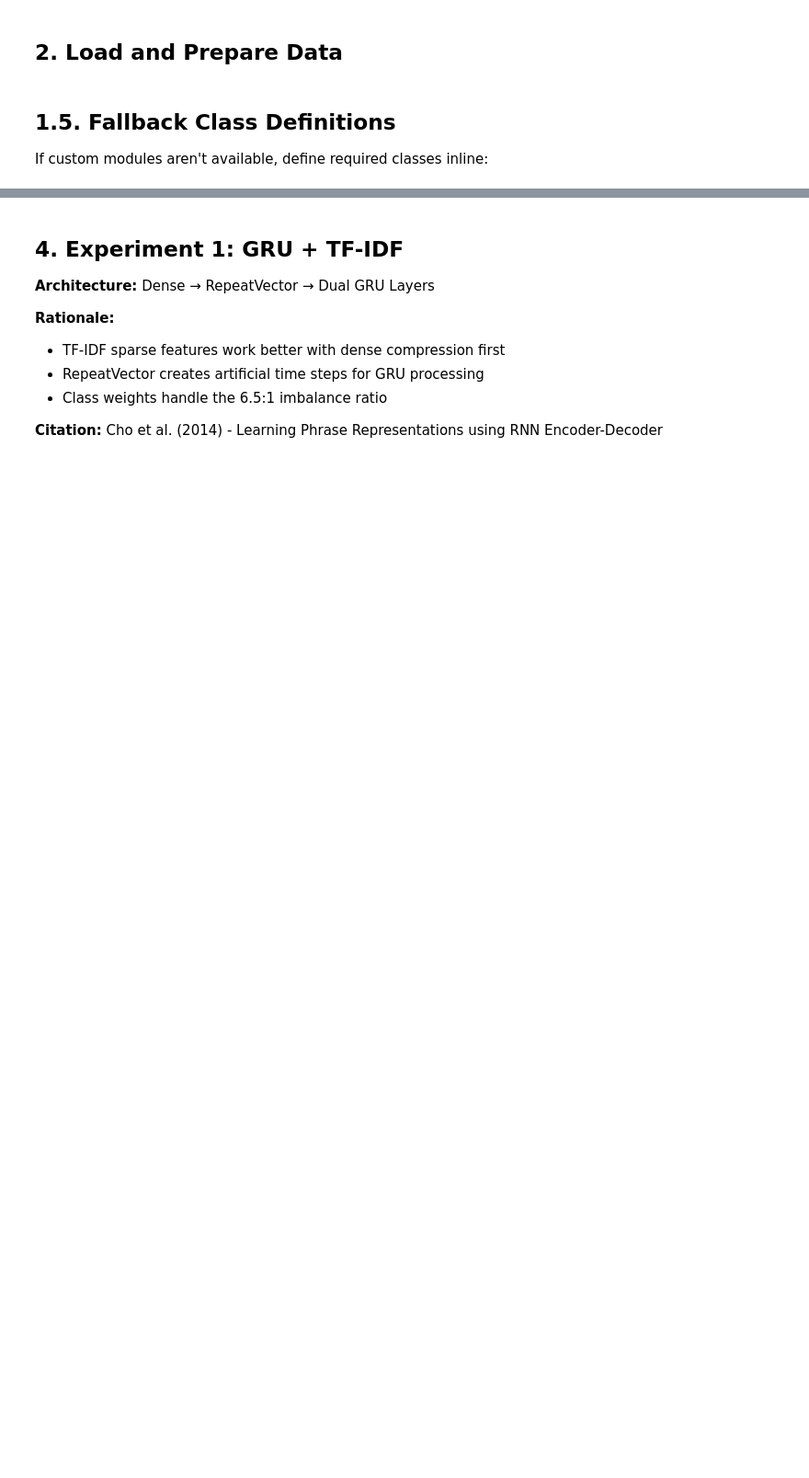
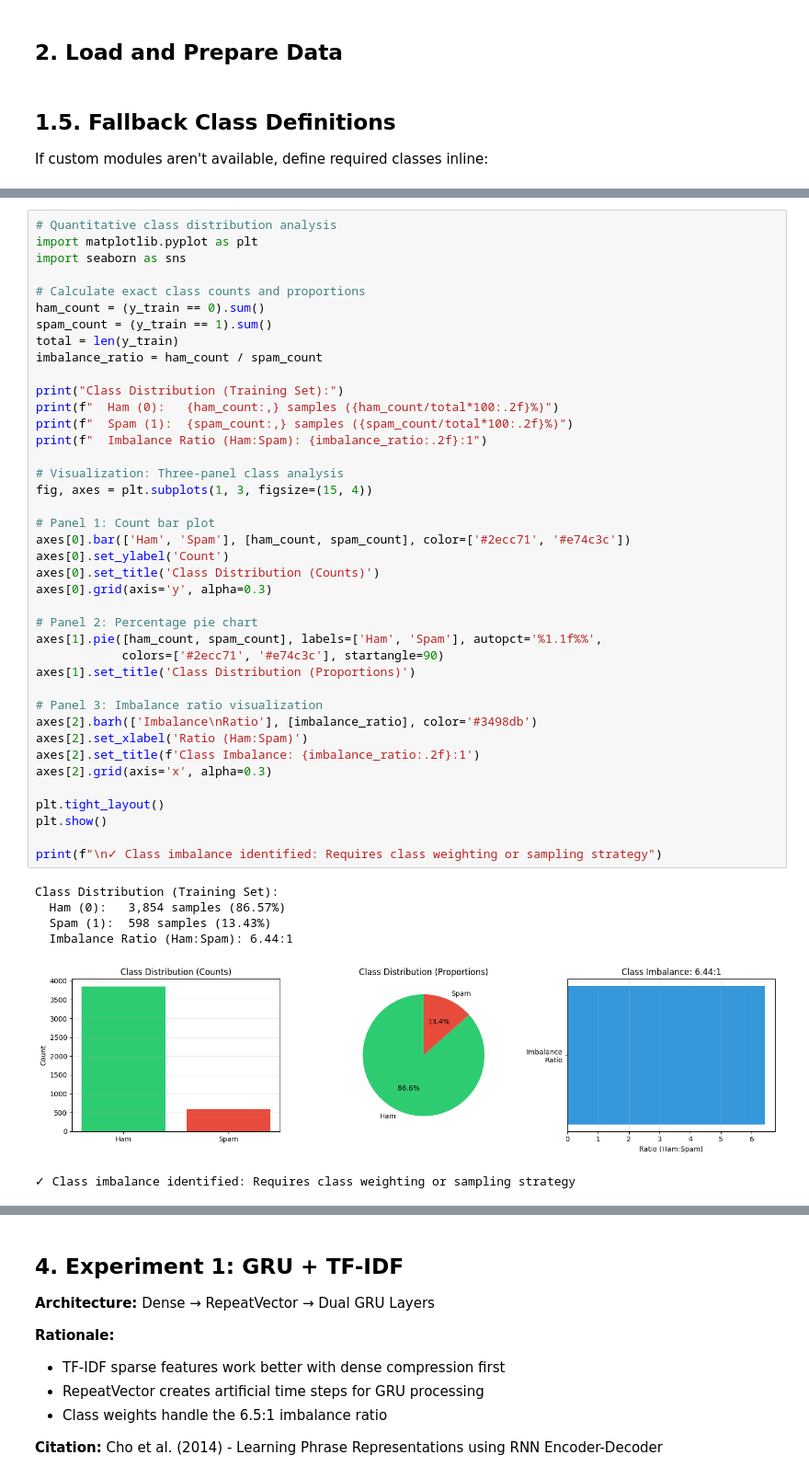
Before and after one commit to ernesteNtezirizaza/Group6-Text-Classification-Assignment, a Jupyter notebook: notebooks/05_orpheus_gru.ipynb, the cells around one changed output, grey strips where cells are left out. Shown at 92% size. Cells and saved outputs as stored; diff of their text form; blank space fills up the shorter version.

```diff
--- a/notebooks/05_orpheus_gru.ipynb
+++ b/notebooks/05_orpheus_gru.ipynb
@@ -415 +481,48 @@ Using the `split_data` function from utils.py to ensure balanced class distribut
+# %%
+# Quantitative class distribution analysis
+import matplotlib.pyplot as plt
+import seaborn as sns
+
+# Calculate exact class counts and proportions
+ham_count = (y_train == 0).sum()
+spam_count = (y_train == 1).sum()
+total = len(y_train)
+imbalance_ratio = ham_count / spam_count
+
+print("Class Distribution (Training Set):")
+print(f"  Ham (0):   {ham_count:,} samples ({ham_count/total*100:.2f}%)")
+print(f"  Spam (1):  {spam_count:,} samples ({spam_count/total*100:.2f}%)")
+print(f"  Imbalance Ratio (Ham:Spam): {imbalance_ratio:.2f}:1")
+
+# Visualization: Three-panel class analysis
+fig, axes = plt.subplots(1, 3, figsize=(15, 4))
+
+# Panel 1: Count bar plot
+axes[0].bar(['Ham', 'Spam'], [ham_count, spam_count], color=['#2ecc71', '#e74c3c'])
+axes[0].set_ylabel('Count')
+axes[0].set_title('Class Distribution (Counts)')
+axes[0].grid(axis='y', alpha=0.3)
+
+# Panel 2: Percentage pie chart
+axes[1].pie([ham_count, spam_count], labels=['Ham', 'Spam'], autopct='%1.1f%%',
+            colors=['#2ecc71', '#e74c3c'], startangle=90)
+axes[1].set_title('Class Distribution (Proportions)')
+
+# Panel 3: Imbalance ratio visualization
+axes[2].barh(['Imbalance\nRatio'], [imbalance_ratio], color='#3498db')
+axes[2].set_xlabel('Ratio (Ham:Spam)')
+axes[2].set_title(f'Class Imbalance: {imbalance_ratio:.2f}:1')
+axes[2].grid(axis='x', alpha=0.3)
+
+plt.tight_layout()
+plt.show()
+
+print(f"\n✓ Class imbalance identified: Requires class weighting or sampling strategy")
+# %% [output]
+Class Distribution (Training Set):
+  Ham (0):   3,854 samples (86.57%)
+  Spam (1):  598 samples (13.43%)
+  Imbalance Ratio (Ham:Spam): 6.44:1
+[figure, added]
+✓ Class imbalance identified: Requires class weighting or sampling strategy
 # %%
```
Also changed, not shown: parts of 23 cells of this notebook.
